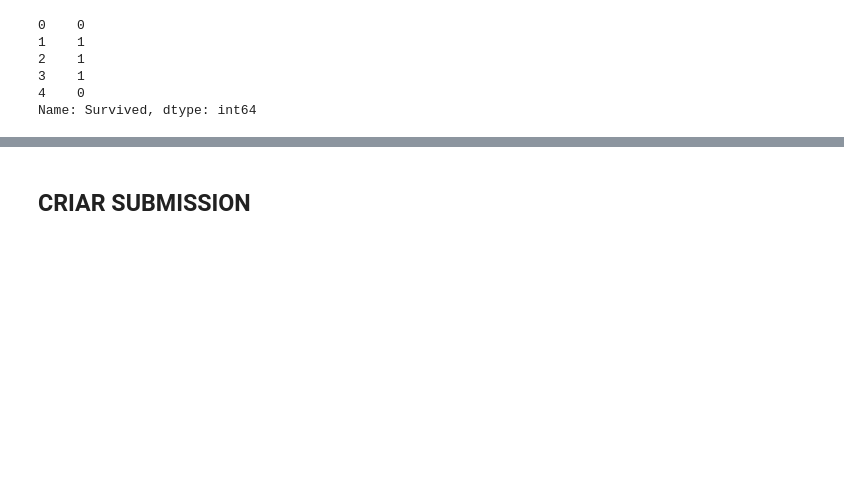
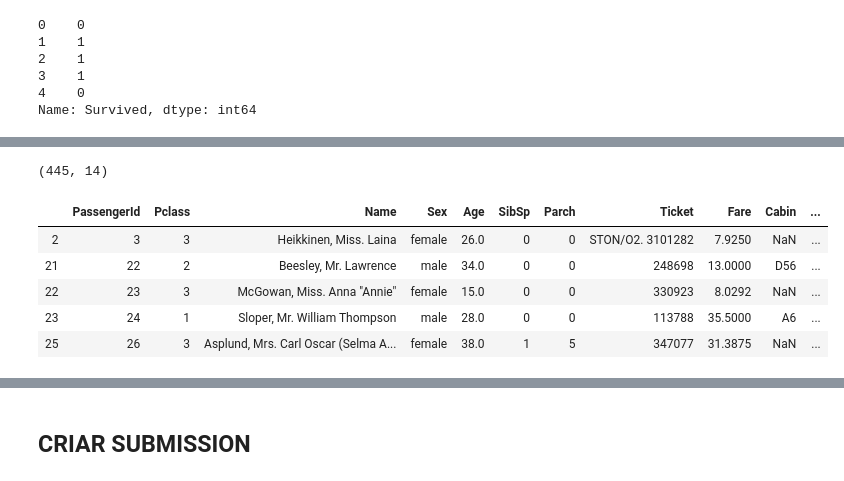
Before and after one commit to AlestanAlves/TitanicMachineLearning, a Jupyter notebook: train.first.solution.ipynb, the cells around one changed output, grey strips where cells are left out. Drawn from its saved outputs; the diff is of its cells as text; code cells hidden in the pictures; blank space fills up the shorter version.

```diff
--- a/train.first.solution.ipynb
+++ b/train.first.solution.ipynb
@@ -403,0 +470,15 @@ KeyError: "['Sex_binario'] not in index"
+# %%
+X_valid_check.shape
+# %% [output]
+(445, 14)
+# %%
+errors = X_valid_check[X_valid_check['Survived'] != X_valid_check['p']]
+errors = errors[['PassengerId', 'Pclass', 'Name', 'Sex', 'Age', 'SibSp', 'Parch', 'Ticket', 'Fare', 'Cabin', 'Embarked', 'Sex_binario', 'p', 'Survived']]
+errors.head()
+# %% [output]
+|  | PassengerId | Pclass | Name | Sex | Age | SibSp | Parch | Ticket | Fare | Cabin | ... |
+| 2 | 3 | 3 | Heikkinen, Miss. Laina | female | 26.0 | 0 | 0 | STON/O2. 3101282 | 7.9250 | NaN | ... |
+| 21 | 22 | 2 | Beesley, Mr. Lawrence | male | 34.0 | 0 | 0 | 248698 | 13.0000 | D56 | ... |
+| 22 | 23 | 3 | McGowan, Miss. Anna "Annie" | female | 15.0 | 0 | 0 | 330923 | 8.0292 | NaN | ... |
+| 23 | 24 | 1 | Sloper, Mr. William Thompson | male | 28.0 | 0 | 0 | 113788 | 35.5000 | A6 | ... |
+| 25 | 26 | 3 | Asplund, Mrs. Carl Oscar (Selma A... | female | 38.0 | 1 | 5 | 347077 | 31.3875 | NaN | ... |
```
Also changed, not shown: parts of 21 cells of this notebook, 1 other file.
